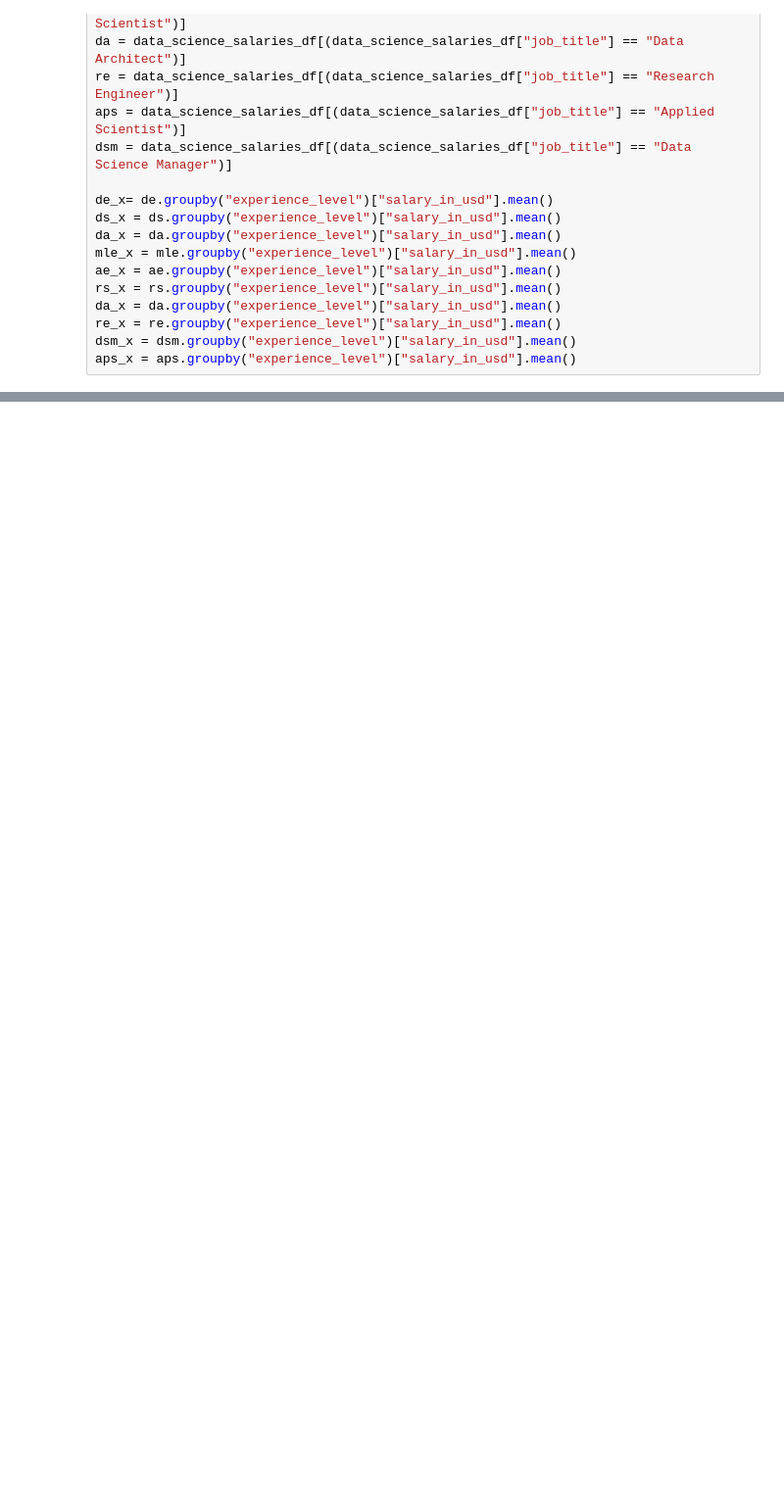
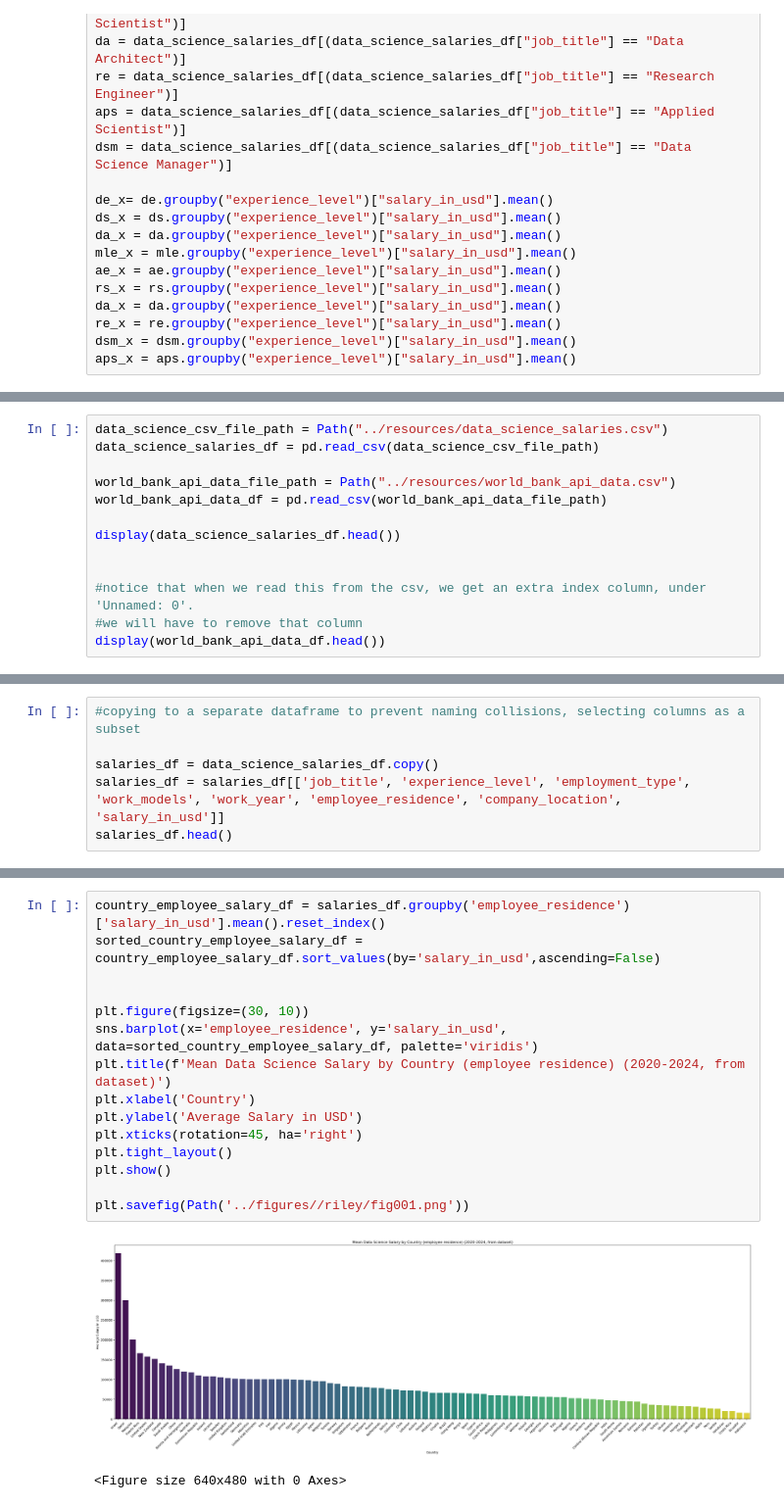
Before and after one commit to TaylorMater/UTA-DAB-Project-1, a Jupyter notebook: scripts/data_science_analysis.ipynb, the cells around one changed output, grey strips where cells are left out. Shown at 98% size. Saved outputs shown, nothing was run; the diff lists cells and outputs as text; blank space fills up the shorter version.

```diff
--- a/scripts/data_science_analysis.ipynb
+++ b/scripts/data_science_analysis.ipynb
@@ -219,0 +256,13 @@ plt.show()
+# %%
+data_science_csv_file_path = Path("../resources/data_science_salaries.csv")
+data_science_salaries_df = pd.read_csv(data_science_csv_file_path)
+
+world_bank_api_data_file_path = Path("../resources/world_bank_api_data.csv")
+world_bank_api_data_df = pd.read_csv(world_bank_api_data_file_path)
+
+display(data_science_salaries_df.head())
+
+
+#notice that when we read this from the csv, we get an extra index column, under 'Unnamed: 0'.
+#we will have to remove that column
+display(world_bank_api_data_df.head())
@@ -219,0 +282,6 @@ plt.show()
+# %%
+#copying to a separate dataframe to prevent naming collisions, selecting columns as a subset
+
+salaries_df = data_science_salaries_df.copy()
+salaries_df = salaries_df[['job_title', 'experience_level', 'employment_type', 'work_models', 'work_year', 'employee_residence', 'company_location', 'salary_in_usd']]
+salaries_df.head()
@@ -219,0 +318,18 @@ plt.show()
+# %%
+country_employee_salary_df = salaries_df.groupby('employee_residence')['salary_in_usd'].mean().reset_index()
+sorted_country_employee_salary_df = country_employee_salary_df.sort_values(by='salary_in_usd',ascending=False)
+
+
+plt.figure(figsize=(30, 10))
+sns.barplot(x='employee_residence', y='salary_in_usd', data=sorted_country_employee_salary_df, palette='viridis')
+plt.title(f'Mean Data Science Salary by Country (employee residence) (2020-2024, from dataset)')
+plt.xlabel('Country')
+plt.ylabel('Average Salary in USD')
+plt.xticks(rotation=45, ha='right')
+plt.tight_layout()
+plt.show()
+
+plt.savefig(Path('../figures//riley/fig001.png'))
+# %% [output]
+[figure, added]
+<Figure size 640x480 with 0 Axes>
```
Also changed, not shown: parts of 43 cells of this notebook, 26 other files.
